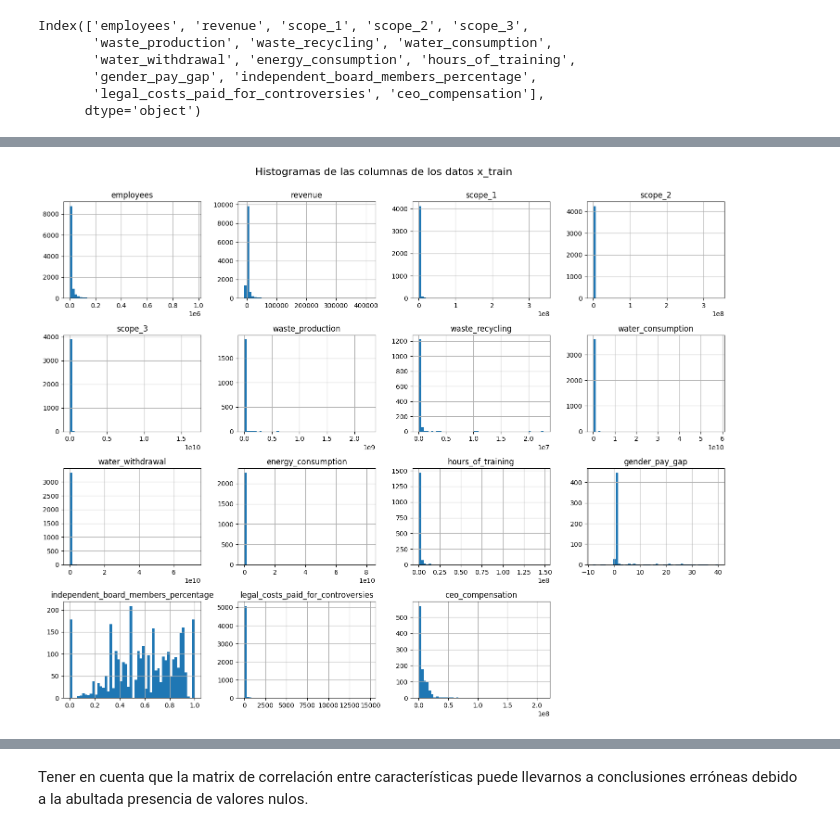
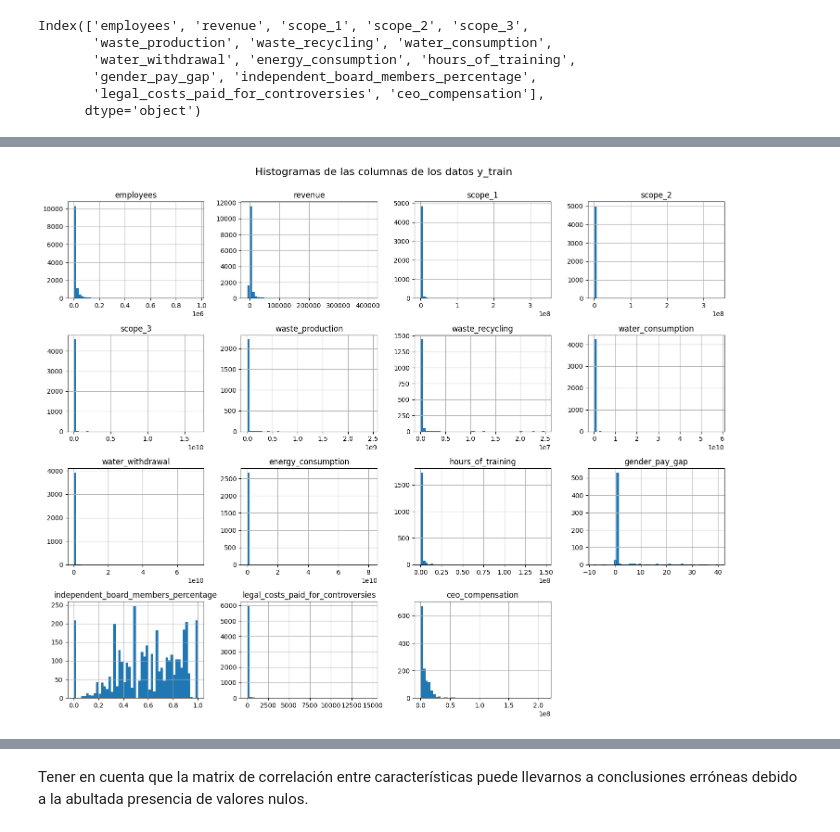
Before and after one commit to contepablod/ML_Bourbaki, a Jupyter notebook: Semana1/ESG_indicators_missing_value_estimation.ipynb, the cells around one changed output, grey strips where cells are left out. Saved outputs shown, nothing was run; the diff lists cells and outputs as text; code cells hidden in the pictures.

```diff
--- a/Semana1/ESG_indicators_missing_value_estimation.ipynb
+++ b/Semana1/ESG_indicators_missing_value_estimation.ipynb
@@ -332,7 +332,7 @@ La diferencia de valores NaN entre el archivo x_train y y_train es: 10511
 # %% [markdown]
 ### Estadística Descriptiva
 # %%
-columns = df_x_train.columns[7:]  # Columnas continuas (float64) de interés
+columns = df_y_train.columns[7:]  # Columnas continuas (float64) de interés
 # %%
 columns
 # %% [output]
@@ -357,8 +357,8 @@ df_x_train[columns].describe()
 # %%
-df_x_train[columns].hist(bins=50, figsize=(15, 12), layout=(4, 4))
-plt.suptitle("Histogramas de las columnas de los datos x_train", y=1, fontsize=16)
+df_y_train[columns].hist(bins=50, figsize=(15, 12), layout=(4, 4))
+plt.suptitle("Histogramas de las columnas de los datos y_train", y=1, fontsize=16)
 plt.tight_layout()
 plt.show()
 # %% [output]
-[figure, old version]
+[figure, new version]
 # %%
```
Also changed, not shown: parts of 68 cells of this notebook, 3 other files.
